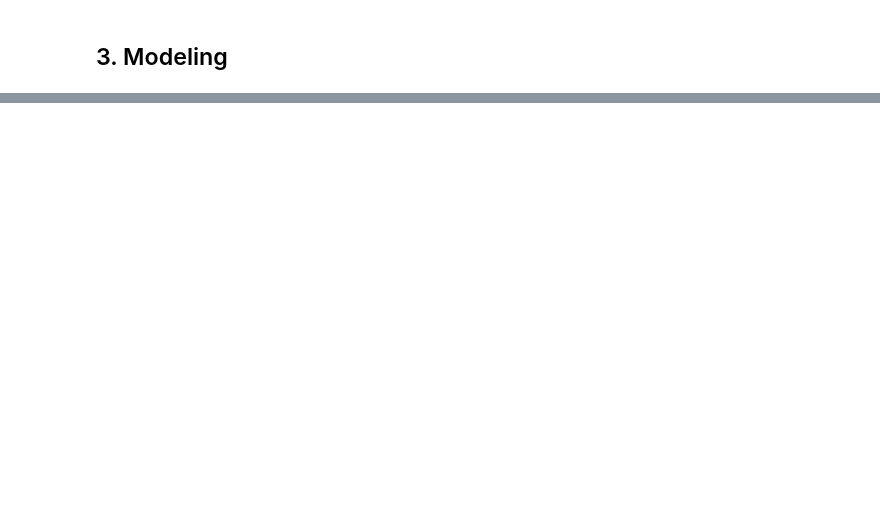
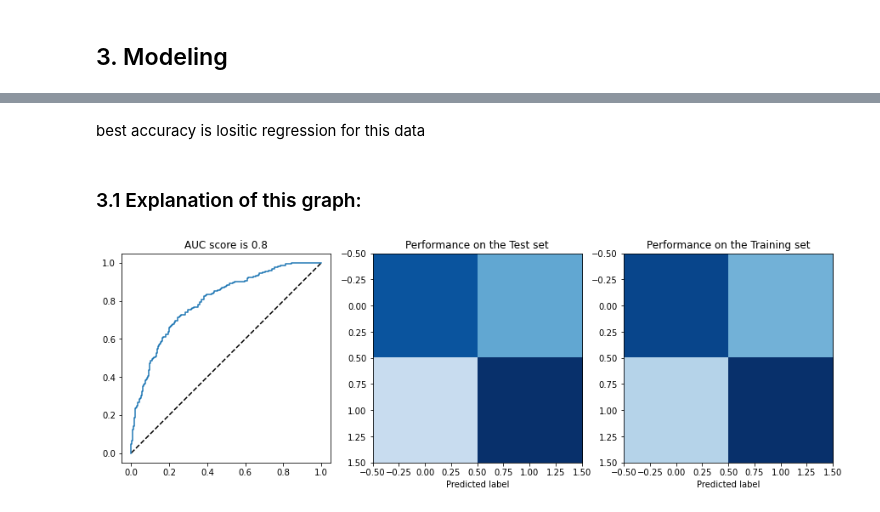
Before and after one commit to jfloww/2022WorldCupWinner, a Jupyter notebook: worldCup2022.ipynb, the cells around one changed output, grey strips where cells are left out. Cells and saved outputs as stored; diff of their text form; code cells hidden in the pictures; blank space fills up the shorter version.

```diff
--- a/worldCup2022.ipynb
+++ b/worldCup2022.ipynb
@@ -221,0 +245,6 @@ ValueError: Found input variables with inconsistent numbers of samples: [32, 315
+# %%
+xgb = XGBClassifier(n_estimators = 100, learning_rate = 0.1)
+xgb.fit(X_train, y_train)
+xgb_acc = xgb.score(X_test, y_test)
+acc_score['model_name'].append('XGB')
+acc_score['score'].append(xgb_acc)
@@ -221,0 +273,38 @@ ValueError: Found input variables with inconsistent numbers of samples: [32, 315
+# %% [markdown]
+best accuracy is lositic regression for this data
+# %% [markdown]
+### 3.1 Explanation of this graph:
+# %%
+logreg = linear_model.LogisticRegression()
+
+features = PolynomialFeatures(degree=2)
+model = Pipeline([
+    ('polynomial_features', features),
+    ('logistic_regression', logreg)
+])
+model = model.fit(X_train, y_train)
+
+# figures
+fpr, tpr, _ = roc_curve(y_test, model.predict_proba(X_test)[:,1])
+plt.figure(figsize=(15,5))
+ax = plt.subplot(1,3,1)
+ax.plot([0, 1], [0, 1], 'k--')
+ax.plot(fpr, tpr)
+ax.set_title('AUC score is {0:0.2}'.format(roc_auc_score(y_test, model.predict_proba(X_test)[:,1])))
+ax.set_aspect(1)
+
+ax = plt.subplot(1,3,2)
+cm = confusion_matrix(y_test, model.predict(X_test))
+ax.imshow(cm, cmap='Blues', clim = (0, cm.max()))
+
+ax.set_xlabel('Predicted label')
+ax.set_title('Performance on the Test set')
+
+ax = plt.subplot(1,3,3)
+cm = confusion_matrix(y_train, model.predict(X_train))
+ax.imshow(cm, cmap='Blues', clim = (0, cm.max()))
+ax.set_xlabel('Predicted label')
+ax.set_title('Performance on the Training set')
+pass
+# %% [output]
+[figure, added]
```
Also changed, not shown: parts of 23 cells of this notebook.
